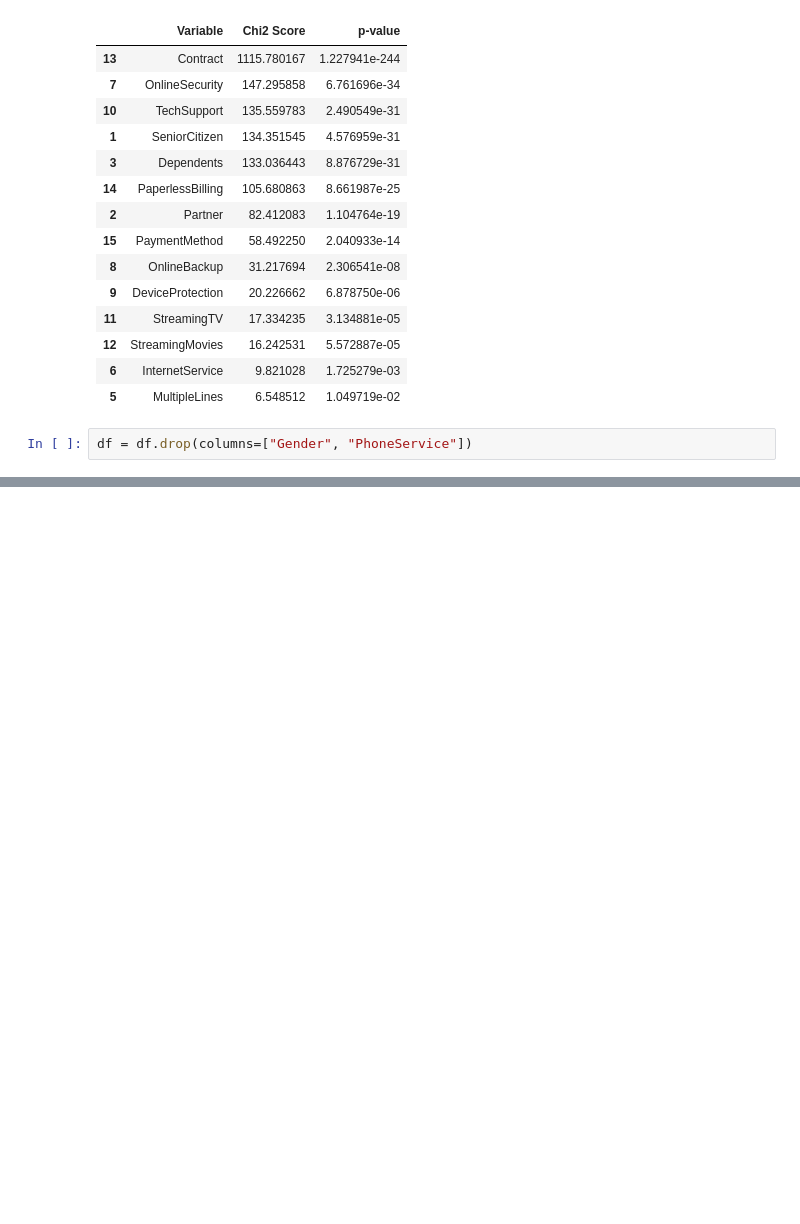
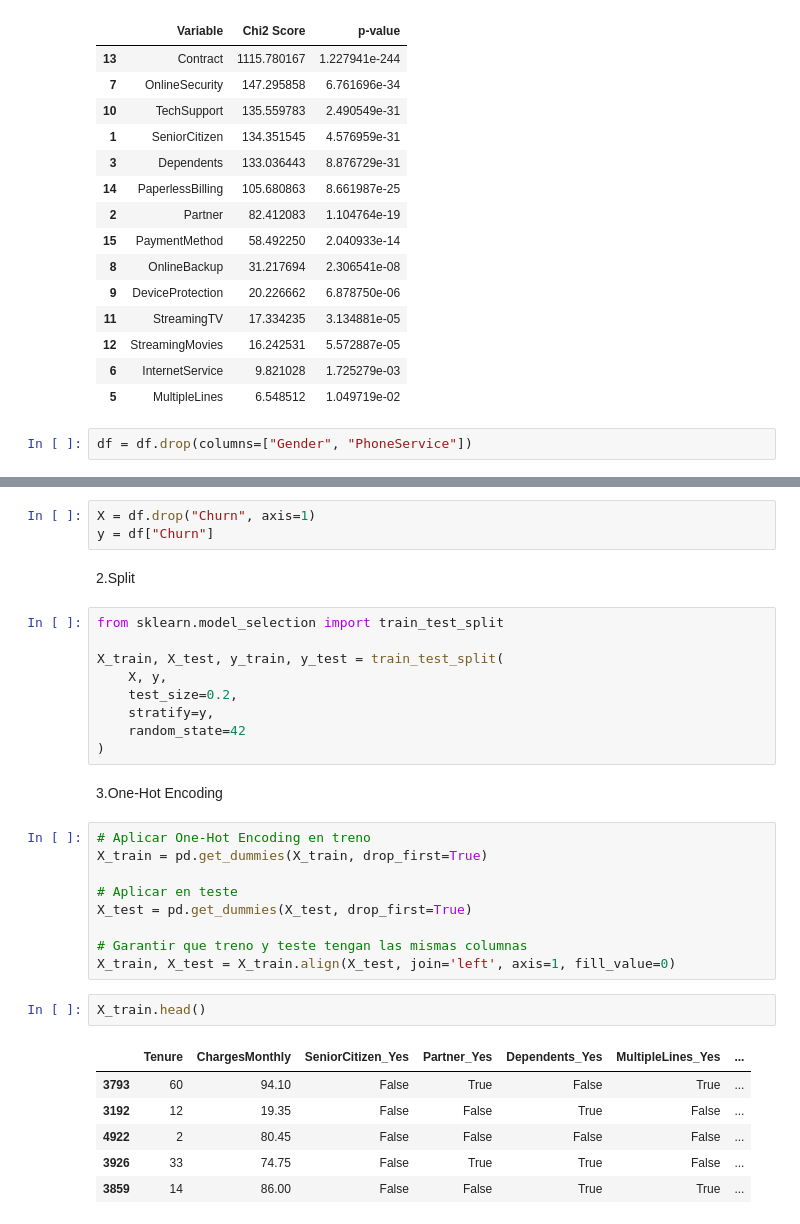
Before and after one commit to ValeriaLS/Challenge_Telecom-X-Parte-2, a Jupyter notebook: Challenge_Telecom_X_Parte_2.ipynb, the cells around one changed output, grey strips where cells are left out. Saved outputs shown, nothing was run; the diff lists cells and outputs as text; blank space fills up the shorter version.

Commit message:
Split

```diff
--- a/Challenge_Telecom_X_Parte_2.ipynb
+++ b/Challenge_Telecom_X_Parte_2.ipynb
@@ -247,0 +250,34 @@ df = df.drop(columns=["Gender", "PhoneService"])
+# %%
+X = df.drop("Churn", axis=1)
+y = df["Churn"]
+# %% [markdown]
+2.Split
+# %%
+from sklearn.model_selection import train_test_split
+
+X_train, X_test, y_train, y_test = train_test_split(
+    X, y,
+    test_size=0.2,
+    stratify=y,
+    random_state=42
+)
+# %% [markdown]
+3.One-Hot Encoding
+# %%
+# Aplicar One-Hot Encoding en treno
+X_train = pd.get_dummies(X_train, drop_first=True)
+
+# Aplicar en teste
+X_test = pd.get_dummies(X_test, drop_first=True)
+
+# Garantir que treno y teste tengan las mismas columnas
+X_train, X_test = X_train.align(X_test, join='left', axis=1, fill_value=0)
+# %%
+X_train.head()
+# %% [output]
+|  | Tenure | ChargesMonthly | SeniorCitizen_Yes | Partner_Yes | Dependents_Yes | MultipleLines_Yes | ... |
+| 3793 | 60 | 94.10 | False | True | False | True | ... |
+| 3192 | 12 | 19.35 | False | False | True | False | ... |
+| 4922 | 2 | 80.45 | False | False | False | False | ... |
+| 3926 | 33 | 74.75 | False | True | True | False | ... |
+| 3859 | 14 | 86.00 | False | False | True | True | ... |
```
Also changed, not shown: parts of 3 cells of this notebook.
